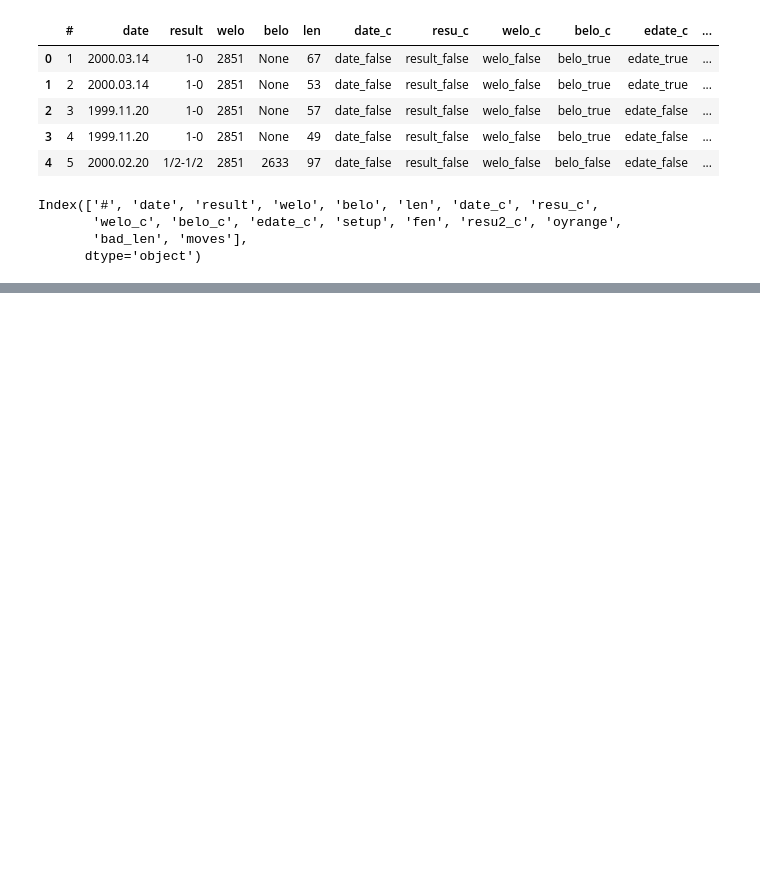
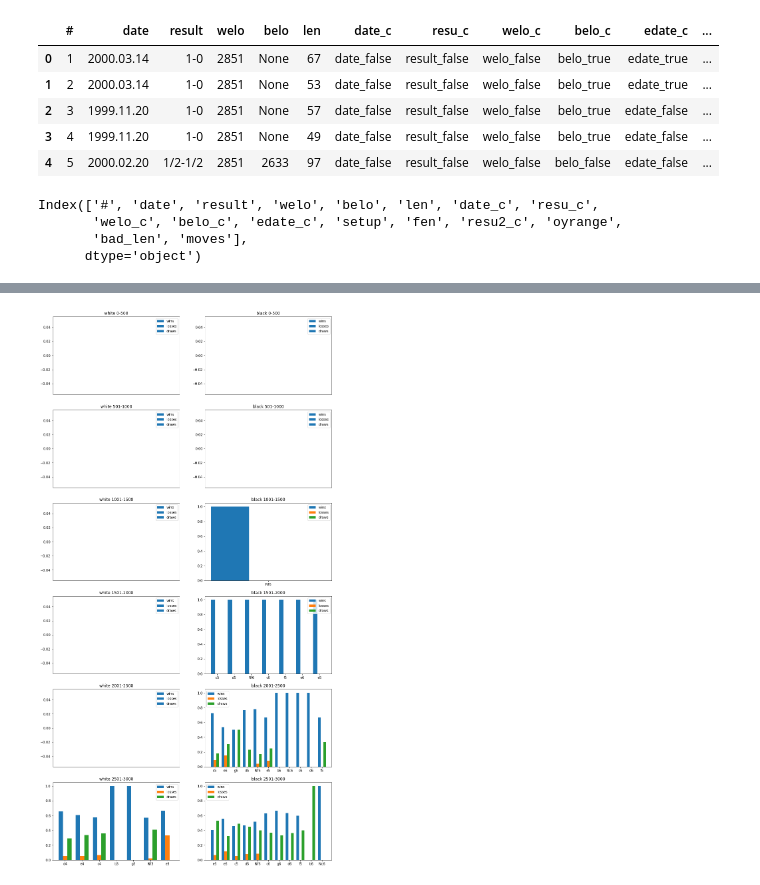
Before and after one commit to josssuu/Chesstelmen, a Jupyter notebook: Data Cleaning.ipynb, the cells around one changed output, grey strips where cells are left out. Saved outputs shown, nothing was run; the diff lists cells and outputs as text; code cells hidden in the pictures; blank space fills up the shorter version.

```diff
--- a/Data Cleaning.ipynb
+++ b/Data Cleaning.ipynb
@@ -248,0 +307,98 @@ e3      2       1      0            3
+# %%
+rcParams["figure.figsize"] = 15, 30
+subplot_index = 1
+elo_ranges = [[0, 500], [501, 1000], [1001, 1500], [1501, 2000], [2001, 2500], [2501, 3000]]
+
+for elo_range in elo_ranges:
+    min_elo = elo_range[0]
+    max_elo = elo_range[1]
+    elo = str(min_elo) + "-" + str(max_elo)
+    print(elo)
+
+    white_moves = []
+    white_results = []
+    black_moves = []
+    black_results = []
+
+    for index, row in mini.iterrows():
+        if row.welo >= min_elo and row.welo < max_elo:
+            first5_moves = row.moves.split(" ")[0].split(".")[1] # white's move
+            result = row.result
+            white_moves.append(first5_moves)
+            white_results.append(result)
+        if row.belo >= min_elo and row.belo < max_elo:
+            first5_moves = row.moves.split(" ")[1].split(".")[1] # black's move
+            result = row.result
+            black_moves.append(first5_moves)
+            black_results.append(result)
+
+    white_moves_df = pd.DataFrame({"result": white_results, "move": white_moves})
+    white_moves = white_moves_df.move.unique()
+    white_winrates = pd.DataFrame({"wins": [len(white_moves_df[(white_moves_df["move"]==move) & (white_moves_df["result"]=="1-0")]) for move in white_moves],
+                             "losses": [len(white_moves_df[(white_moves_df["move"]==move) & (white_moves_df["result"]=="0-1")]) for move in white_moves],
+                             "draws": [len(white_moves_df[(white_moves_df["move"]==move) & (white_moves_df["result"]=="1/2-1/2")]) for move in white_moves],
+                                  "total_games": [len(white_moves_df[(white_moves_df["move"]==move)])for move in white_moves]},
+                            index=white_moves)
+
+    black_moves_df = pd.DataFrame({"result": black_results, "move": black_moves})
+    black_moves = black_moves_df.move.unique()
+    black_winrates = pd.DataFrame({"wins": [len(black_moves_df[(black_moves_df["move"]==move) & (black_moves_df["result"]=="1-0")])for move in black_moves],
+                             "losses": [len(black_moves_df[(black_moves_df["move"]==move) & (black_moves_df["result"]=="0-1")])for move in black_moves],
+                             "draws": [len(black_moves_df[(black_moves_df["move"]==move) & (black_moves_df["result"]=="1/2-1/2")])for move in black_moves],
+                                  "total_games": [len(black_moves_df[(black_moves_df["move"]==move)])for move in black_moves]},
+                            index=black_moves)
+
+    # Plot for white
+    width = 0.25
+    bars1 = np.arange(len(white_moves))
+    bars2 = [x + width for x in bars1]
+    bars3 = [x + width for x in bars2]
+
+    wins = [row.wins / row.total_games for idx,row in white_winrates.iterrows()]
+    losses = [row.losses / row.total_games for idx,row in white_winrates.iterrows()]
+    draws = [row.draws / row.total_games for idx,row in white_winrates.iterrows()]
+
+    # Sketchy but maybe works
+    if not wins:
+        wins = [0]
+    if not losses:
+        losses = [0]
+    if not draws:
+        draws = [0]
+
+    plt.subplot(6, 2, subplot_index)
+    plt.bar(bars1, wins, width=width, label="wins")
+    plt.bar(bars2, losses, width=width, label="losses")
+    plt.bar(bars3, draws, width=width, label="draws")
+    plt.title("white " + elo)
+    plt.xticks([x + width for x in range(len(white_moves))], white_moves)
+    subplot_index += 1
+    plt.legend()
+
+    # Plot for black
+    width = 0.25
+    bars1 = np.arange(len(black_moves))
+    bars2 = [x + width for x in bars1]
+    bars3 = [x + width for x in bars2]
+
+    wins = [row.wins / row.total_games for idx,row in black_winrates.iterrows()]
+    losses = [row.losses / row.total_games for idx,row in black_winrates.iterrows()]
+    draws = [row.draws / row.total_games for idx,row in black_winrates.iterrows()]
+
+    # Sketchy but maybe works
+    if not wins:
+        wins = [0]
+    if not losses:
+        losses = [0]
+    if not draws:
+        draws = [0]
+
+    plt.subplot(6, 2, subplot_index)
+    plt.bar(bars1, wins, width=width, label="wins")
+    plt.bar(bars2, losses, width=width, label="losses")
+    plt.bar(bars3, draws, width=width, label="draws")
+    plt.title("black " + elo)
+    plt.xticks([x + width for x in range(len(black_moves))], black_moves)
+    subplot_index += 1
+    plt.legend()
+# %% [output]
@@ -248,0 +411 @@ e3      2       1      0            3
+[figure, added]
```
Also changed, not shown: parts of 7 cells of this notebook.
